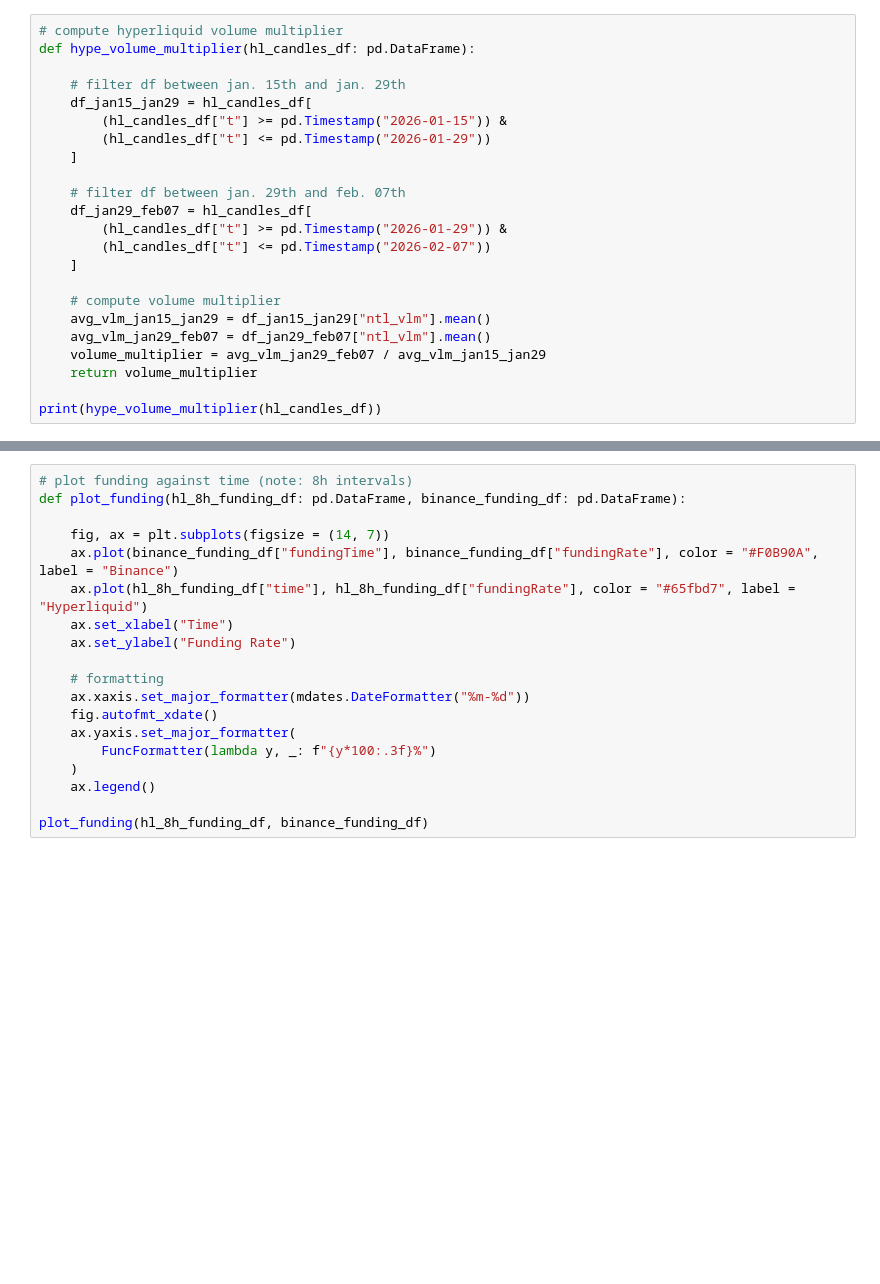
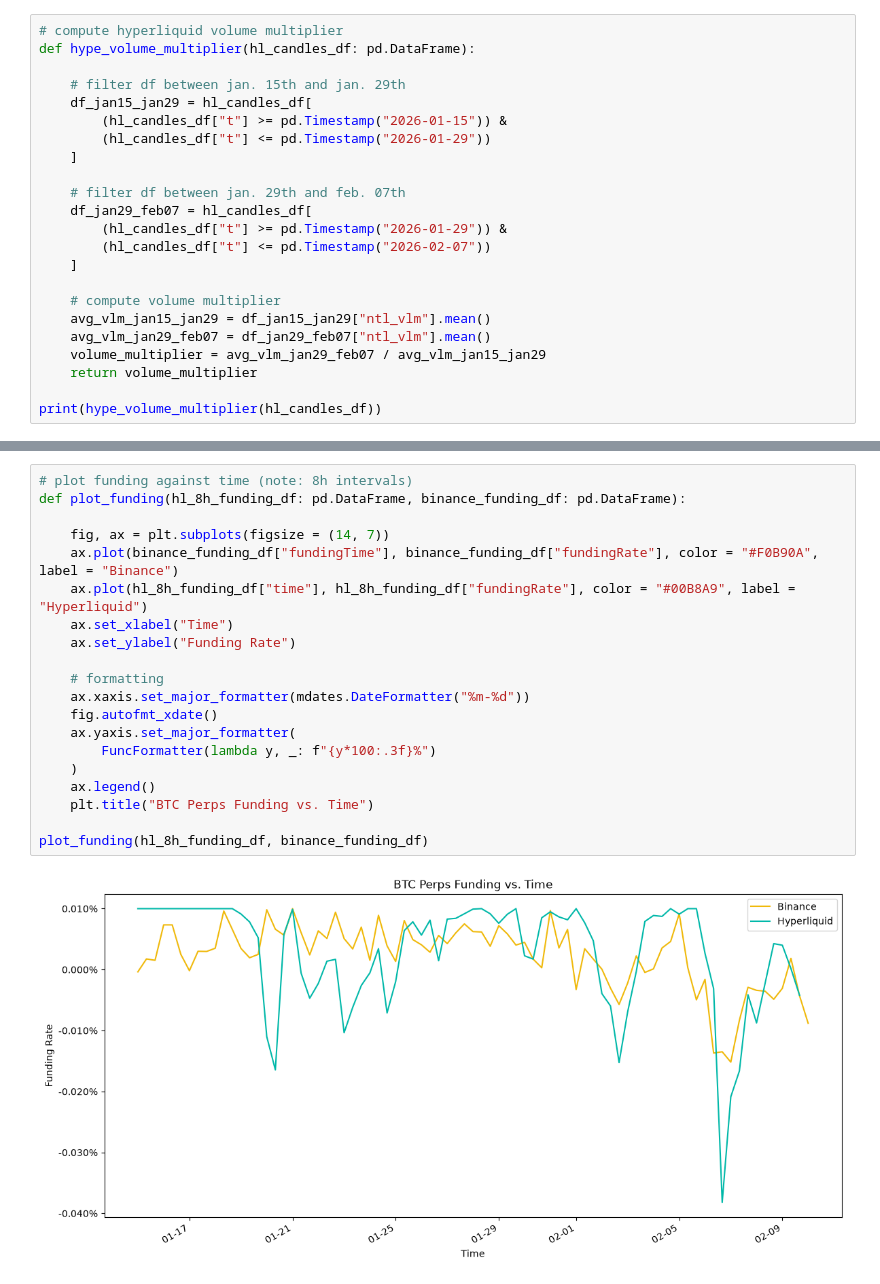
Before and after one commit to cwispychikin/perp-exchanges-data, a Jupyter notebook: exchanges/analysis.ipynb, the cells around one changed output, grey strips where cells are left out. Cells and saved outputs as stored; diff of their text form; blank space fills up the shorter version.

```diff
--- a/exchanges/analysis.ipynb
+++ b/exchanges/analysis.ipynb
@@ -91,22 +107,25 @@ plot_price_volume(hl_candles_df, binance_candles_df)
 # %%
 # plot funding against time (note: 8h intervals)
 def plot_funding(hl_8h_funding_df: pd.DataFrame, binance_funding_df: pd.DataFrame):
 
     fig, ax = plt.subplots(figsize = (14, 7))
     ax.plot(binance_funding_df["fundingTime"], binance_funding_df["fundingRate"], color = "#F0B90A", label = "Binance")
-    ax.plot(hl_8h_funding_df["time"], hl_8h_funding_df["fundingRate"], color = "#65fbd7", label = "Hyperliquid")
+    ax.plot(hl_8h_funding_df["time"], hl_8h_funding_df["fundingRate"], color = "#00B8A9", label = "Hyperliquid")
     ax.set_xlabel("Time")
     ax.set_ylabel("Funding Rate")
 
     # formatting
     ax.xaxis.set_major_formatter(mdates.DateFormatter("%m-%d"))
     fig.autofmt_xdate()
     ax.yaxis.set_major_formatter(
         FuncFormatter(lambda y, _: f"{y*100:.3f}%")
     )
     ax.legend()
+    plt.title("BTC Perps Funding vs. Time")
 
 plot_funding(hl_8h_funding_df, binance_funding_df)
+# %% [output]
+[figure, added]
 # %%
 # plot hyperliquid basis against time (note: hl_funding_df contains basis data, binance basis data is choppy due to rounding)
 def plot_basis(hl_funding_df: pd.DataFrame):
```
Also changed, not shown: parts of 5 cells of this notebook, 4 other files.
